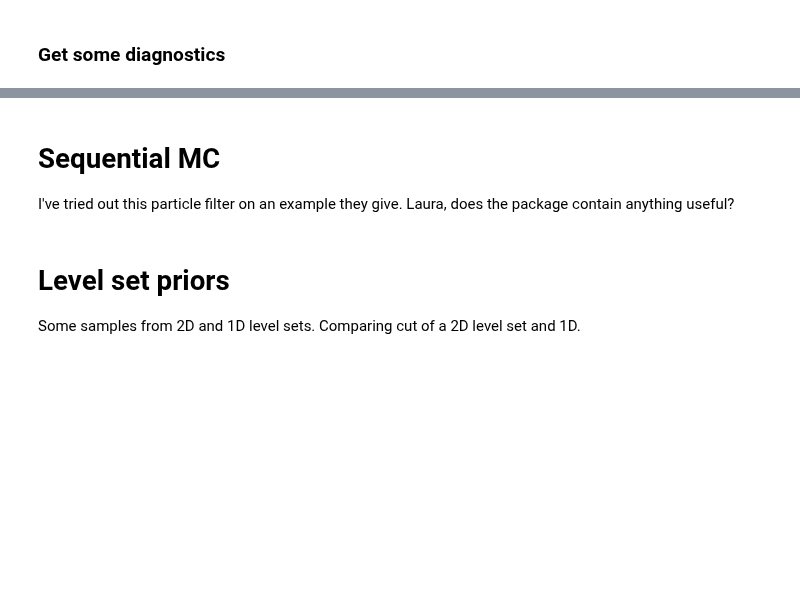
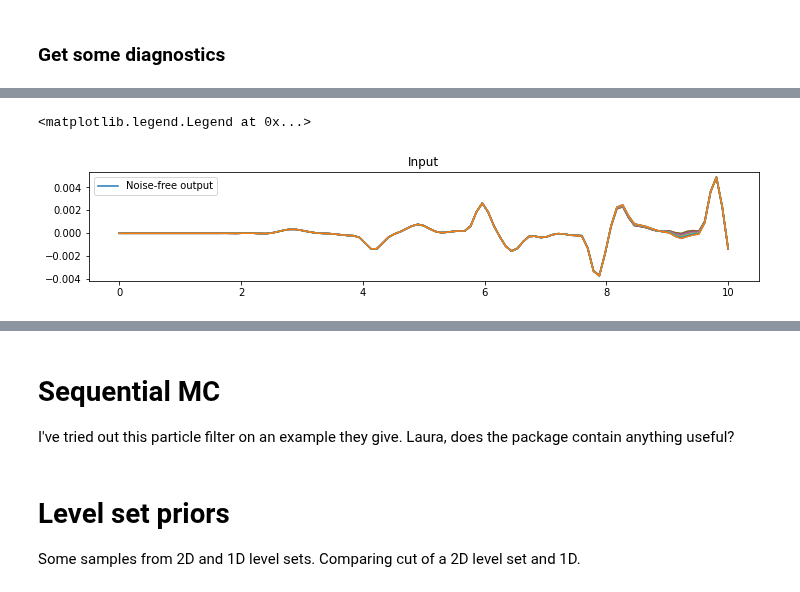
Before and after one commit to UM-Bridge/benchmarks, a Jupyter notebook: models/acoustic_gravity/tinyDA-acoustic.ipynb, the cells around one changed output, grey strips where cells are left out. Cells and saved outputs as stored; diff of their text form; code cells hidden in the pictures; blank space fills up the shorter version.

```diff
--- a/models/acoustic_gravity/tinyDA-acoustic.ipynb
+++ b/models/acoustic_gravity/tinyDA-acoustic.ipynb
@@ -248,3 +298,22 @@ plt.show()
+# %%
+ex_inv = np.ones(nx)
+ex_inv[20:25] = 0.0
+
+d_inv = my_model(ex_inv)
+
+fig, ax = plt.subplots(figsize=(12,2))
+ax.set_title('Input')
+x=np.linspace(0,nx, nx)
+t=np.linspace(0,10, ny)
+#ax.plot(x,exact, label='Noise-free input')
+ax.plot(t, d_true, label='Noise-free output')
+ax.plot(t, d_inv)
+for omega in np.linspace(0,1,10):
+    ax.plot(t, my_model(exact*omega + (1-omega)*ex_inv))
+ax.legend()
+# %% [output]
+<matplotlib.legend.Legend at 0x...>
+[figure, added]
 # %%
 fig, ax = plt.subplots(figsize=(12,2))
 ax.set_title('Input')
```
Also changed, not shown: parts of 17 cells of this notebook.
